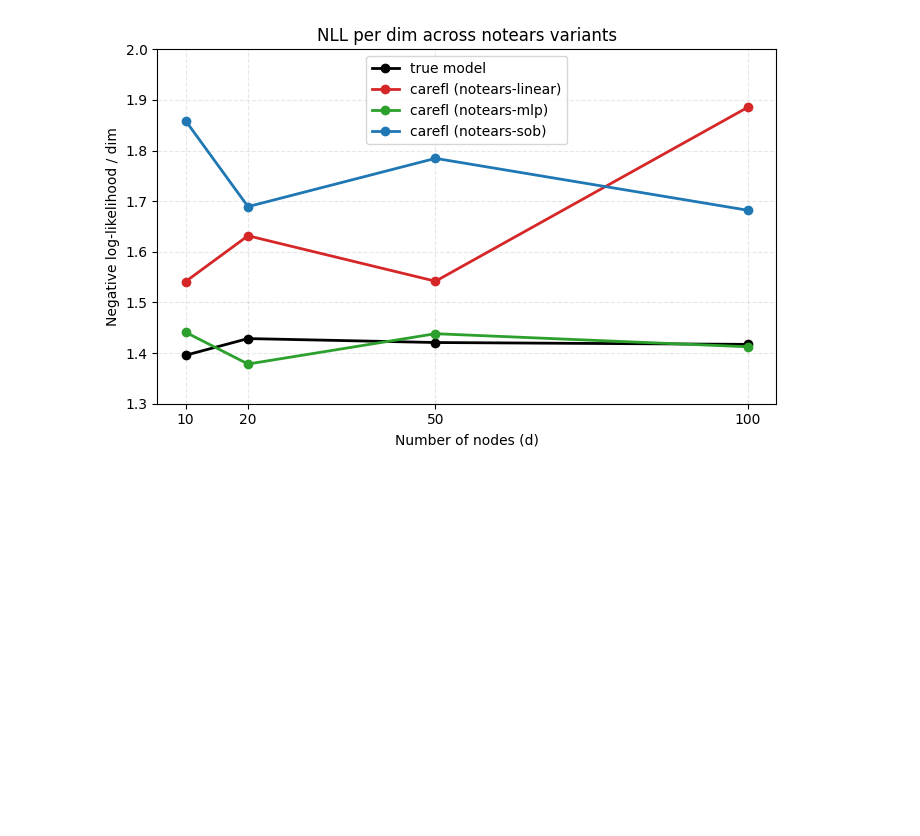
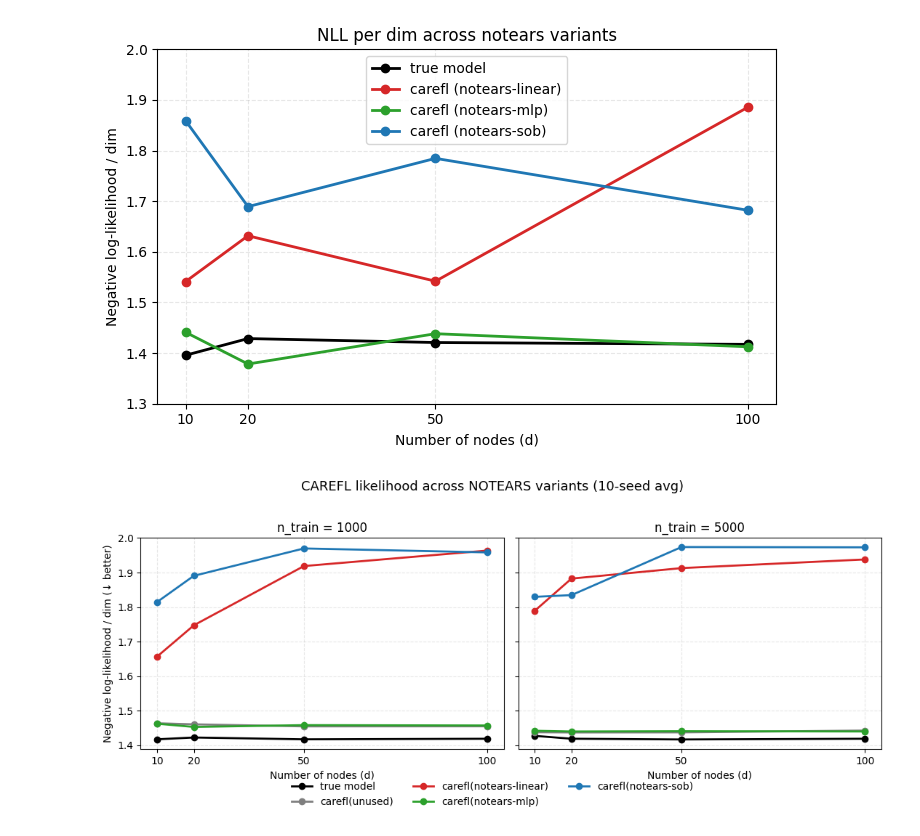
Before and after one commit to hashikun917/Diffusion, a Jupyter notebook: notebooks/250922NOTEARS-MLP・Sobの実装及び動作確認と定量評価.ipynb, the cells around one changed output. Saved outputs shown, nothing was run; the diff lists cells and outputs as text; code cells hidden in the pictures; blank space fills up the shorter version.

```diff
--- a/notebooks/250922NOTEARS-MLP・Sobの実装及び動作確認と定量評価.ipynb
+++ b/notebooks/250922NOTEARS-MLP・Sobの実装及び動作確認と定量評価.ipynb
@@ -176,0 +306,6 @@ plot_nll_vs_nodes(
+# %%
+plot_carefl_by_ntrain(
+    csv_path="/home/hashikami/projects/Diff/results/carefl_evaluate/20251022-144453/carefl_eval.csv",
+)
+# %% [output]
+[figure, added]
```
Also changed, not shown: parts of 1 cell of this notebook, 23 other files.
